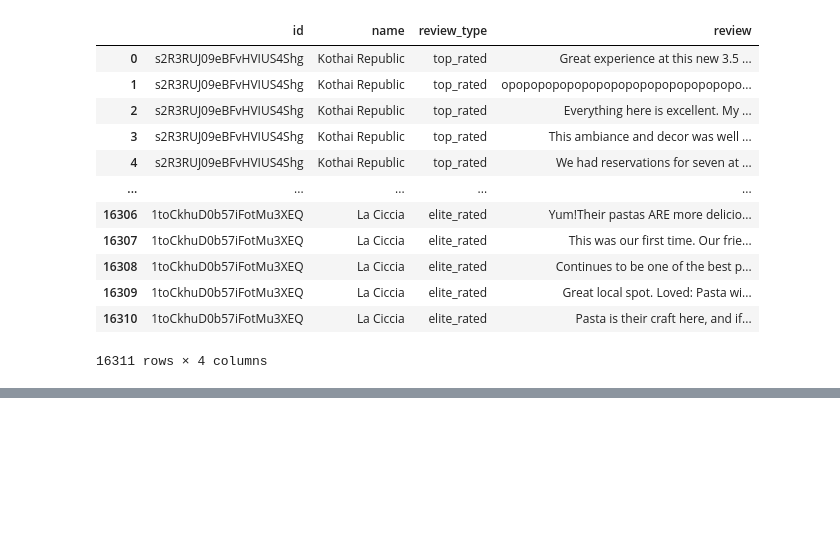
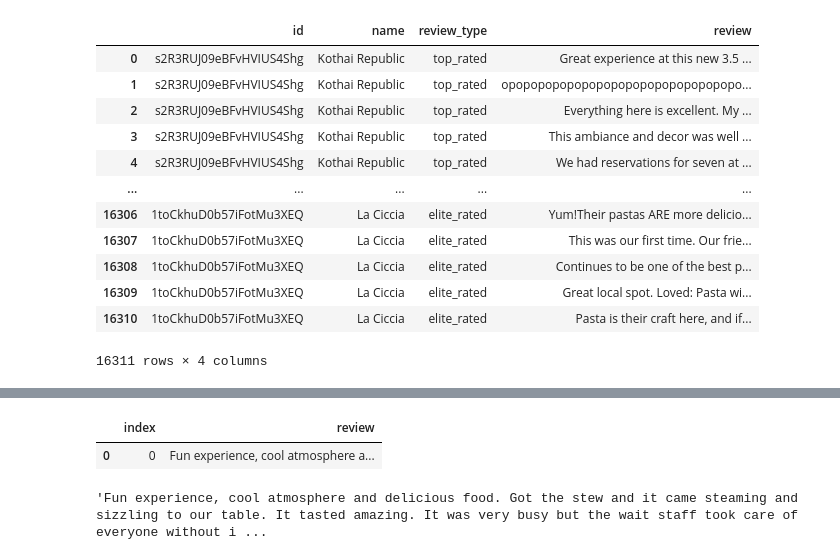
Before and after one commit to kayhanliao/DimSummary, a Jupyter notebook: data_engineering/yelp_api.ipynb, the cells around one changed output, grey strips where cells are left out. Cells and saved outputs as stored; diff of their text form; code cells hidden in the pictures; blank space fills up the shorter version.

```diff
--- a/data_engineering/yelp_api.ipynb
+++ b/data_engineering/yelp_api.ipynb
@@ -22,0 +18,8 @@ url
+# %%
+url_base = 'https://api.yelp.com/v3/'
+
+url_review = 'businesses/{id}/reviews'
+url_business = 'businesses/search'
+
+url = os.path.join(url_base, url_business)
+url
@@ -382,9 +383,9 @@ class YelpScraper:
             return
 
         top_rated_url = os.path.join(scrape_url,'?sort_by=rating_desc')
-        low_rated_url = os.path.join(scrape_url,'?sort_by=rating_asc')
-        newest_rated_url = os.path.join(scrape_url,'?sort_by=date_desc')
-        elite_rated_url = os.path.join(scrape_url,'?sort_by=elites_desc')
+        # low_rated_url = os.path.join(scrape_url,'?sort_by=rating_asc')
+        # newest_rated_url = os.path.join(scrape_url,'?sort_by=date_desc')
+        # elite_rated_url = os.path.join(scrape_url,'?sort_by=elites_desc')
 
         top_rated_content = retrieve_reviews(top_rated_url)
         # low_rated_content = retrieve_reviews(low_rated_url)
@@ -619,0 +631,4 @@ pd.read_csv('san_francisco_yelp_reviews.csv')
+# %%
+apikey = 'Bearer CrgilvjOJW-U-DnMiyFz_xypRqtVtfL_yekfgb4Kg5xNRWe1A83s2llrJ7RxnXYa0iqT8GwTCHJZKvYMHL7CmV1zJPe0D1_jWrH8W0bMxTtR6Ufksbg5REDVrSDbY3Yx'
+# %%
+ys = YelpScraper(url,apikey)
@@ -619,0 +649,12 @@ pd.read_csv('san_francisco_yelp_reviews.csv')
+# %%
+reviews = ys.search_single_restaurant('Daeho')
+reviews = reviews.groupby(by=['review_type'])['review'].transform(lambda x: '_______JOINED_THE_MESSAGE_ON THIS_STRING_______'.join(x))
+reviews.drop_duplicates().reset_index(drop=False)
+# %% [output]
+|  | index | review |
+| 0 | 0 | Fun experience, cool atmosphere a... |
+# %%
+test_text = reviews.drop_duplicates().reset_index(drop=False)['review'].iloc[0]
+test_text
+# %% [output]
+'Fun experience, cool atmosphere and delicious food. Got the stew and it came steaming and sizzling to our table. It tasted amazing. It was very busy but the wait staff took care of everyone without i ...
```
Also changed, not shown: parts of 6 cells of this notebook.
